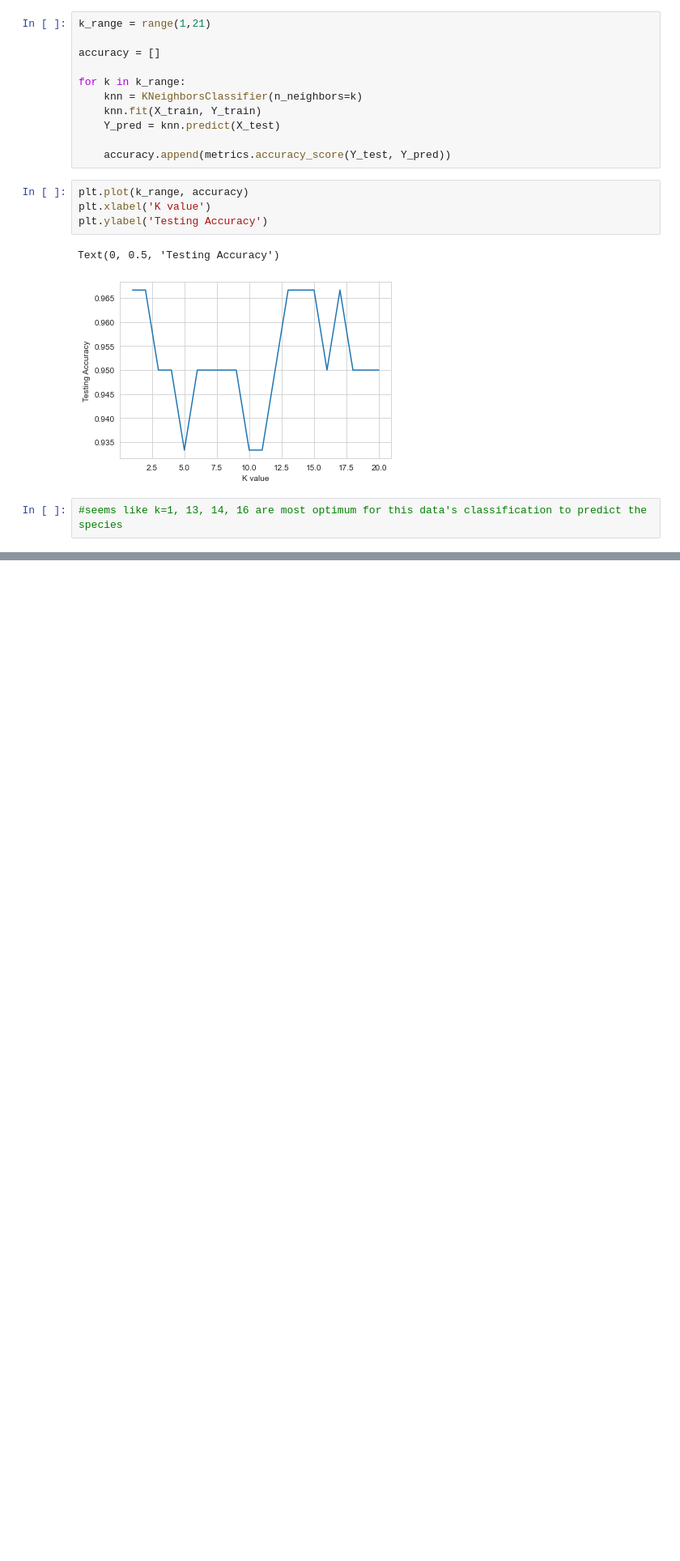
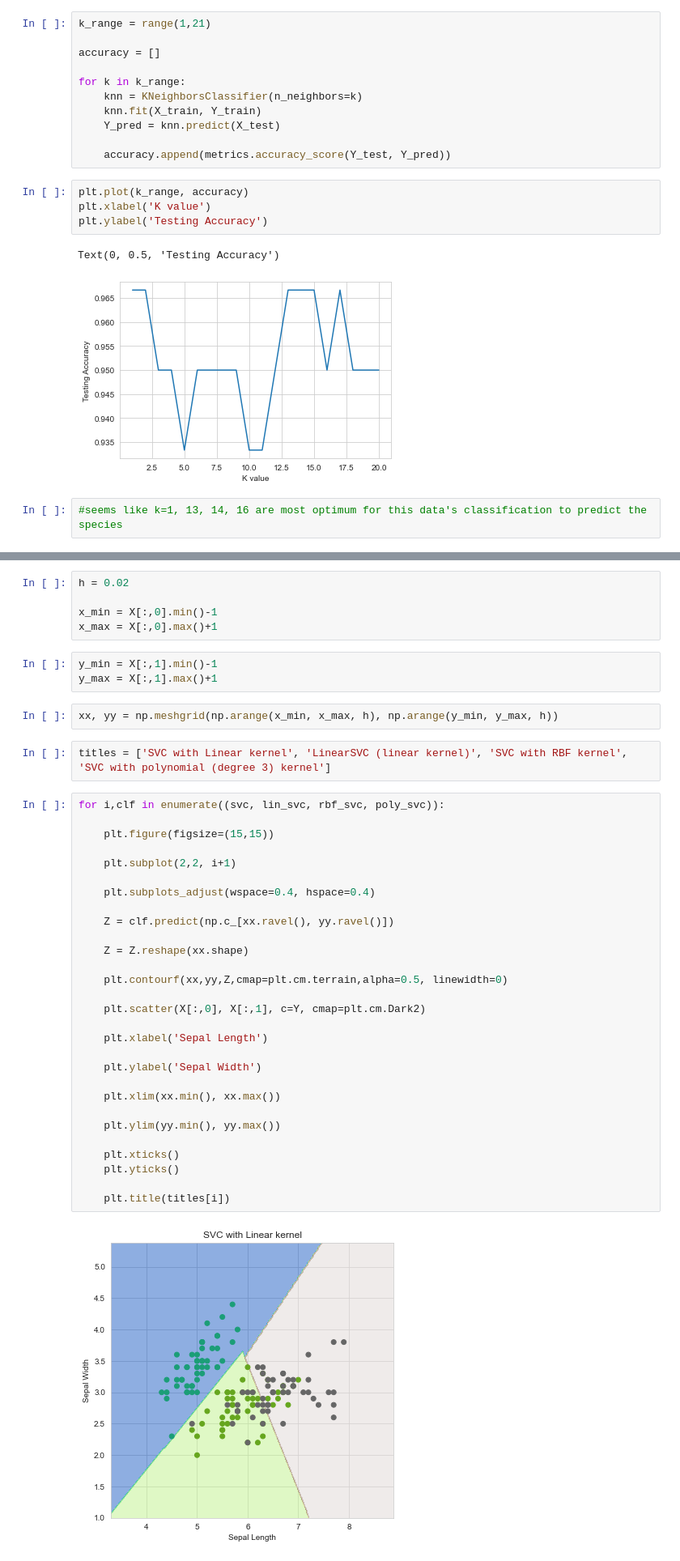
Before and after one commit to parikshitshinge/iris-classification, a Jupyter notebook: IrisClassification.ipynb, the cells around one changed output, grey strips where cells are left out. Shown: that part at 81% size. Saved outputs shown, nothing was run; the diff lists cells and outputs as text; blank space fills up the shorter version.

```diff
--- a/IrisClassification.ipynb
+++ b/IrisClassification.ipynb
@@ -189,0 +228,43 @@ Text(0, 0.5, 'Testing Accuracy')
+# %%
+h = 0.02
+
+x_min = X[:,0].min()-1
+x_max = X[:,0].max()+1
+# %%
+y_min = X[:,1].min()-1
+y_max = X[:,1].max()+1
+# %%
+xx, yy = np.meshgrid(np.arange(x_min, x_max, h), np.arange(y_min, y_max, h))
+# %%
+titles = ['SVC with Linear kernel', 'LinearSVC (linear kernel)', 'SVC with RBF kernel', 'SVC with polynomial (degree 3) kernel']
+# %%
+for i,clf in enumerate((svc, lin_svc, rbf_svc, poly_svc)):
+
+    plt.figure(figsize=(15,15))
+
+    plt.subplot(2,2, i+1)
+
+    plt.subplots_adjust(wspace=0.4, hspace=0.4)
+
+    Z = clf.predict(np.c_[xx.ravel(), yy.ravel()])
+
+    Z = Z.reshape(xx.shape)
+
+    plt.contourf(xx,yy,Z,cmap=plt.cm.terrain,alpha=0.5, linewidth=0)
+
+    plt.scatter(X[:,0], X[:,1], c=Y, cmap=plt.cm.Dark2)
+
+    plt.xlabel('Sepal Length')
+
+    plt.ylabel('Sepal Width')
+
+    plt.xlim(xx.min(), xx.max())
+
+    plt.ylim(yy.min(), yy.max())
+
+    plt.xticks()
+    plt.yticks()
+
+    plt.title(titles[i])
+# %% [output]
+[figure, added]
```
Also changed, not shown: parts of 16 cells of this notebook.
